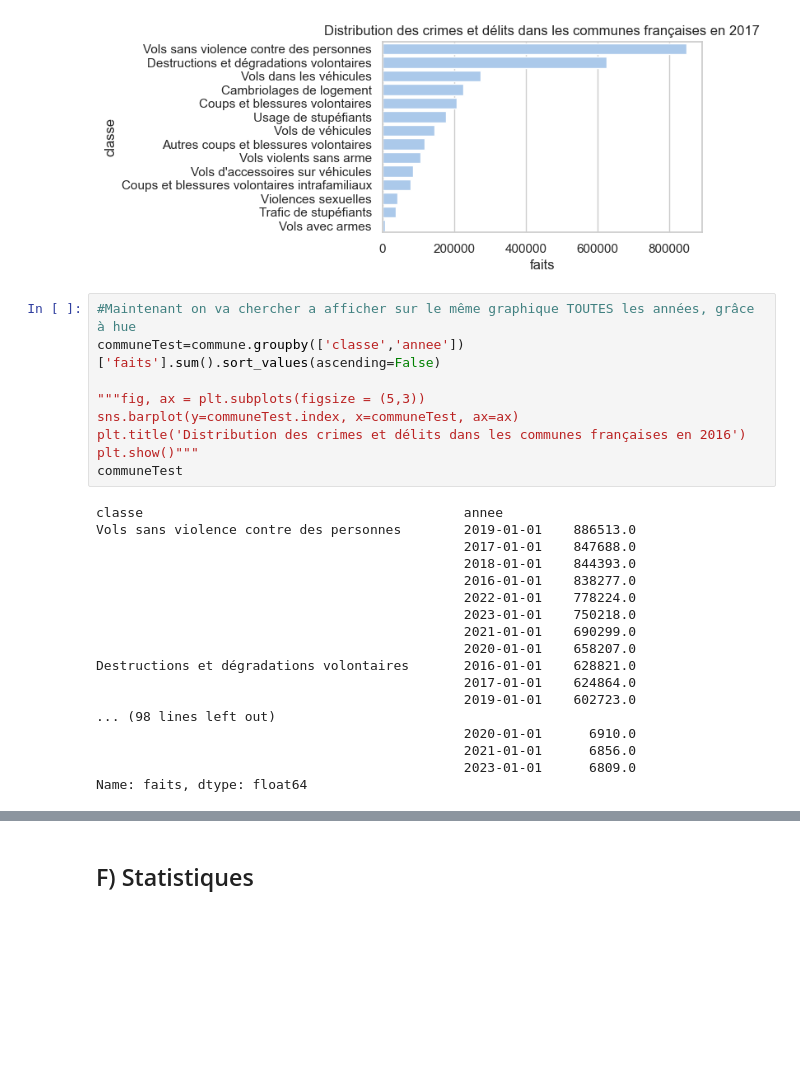
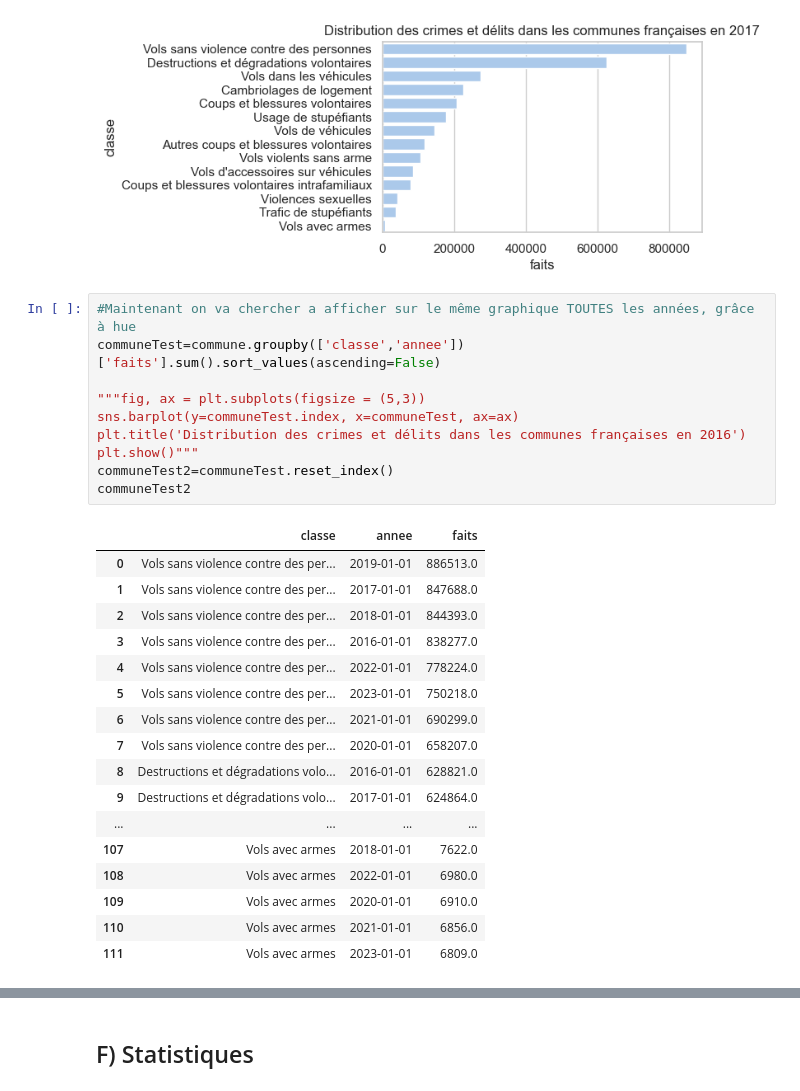
Before and after one commit to G-RELIQUET/Etude_Statistique_Delinquance, a Jupyter notebook: Etude.ipynb, the cells around one changed output, grey strips where cells are left out. Cells and saved outputs as stored; diff of their text form; blank space fills up the shorter version.

```diff
--- a/Etude.ipynb
+++ b/Etude.ipynb
@@ -410,27 +410,28 @@ plt.show();
 # %%
 #Maintenant on va chercher a afficher sur le même graphique TOUTES les années, grâce à hue
 communeTest=commune.groupby(['classe','annee'])['faits'].sum().sort_values(ascending=False)
 
 """fig, ax = plt.subplots(figsize = (5,3))
 sns.barplot(y=communeTest.index, x=communeTest, ax=ax)
 plt.title('Distribution des crimes et délits dans les communes françaises en 2016')
 plt.show()"""
-communeTest
+communeTest2=communeTest.reset_index()
+communeTest2
 # %% [output]
-classe                                         annee
-Vols sans violence contre des personnes        2019-01-01    886513.0
-                                               2017-01-01    847688.0
-                                               2018-01-01    844393.0
-                                               2016-01-01    838277.0
-                                               2022-01-01    778224.0
-                                               2023-01-01    750218.0
-                                               2021-01-01    690299.0
-                                               2020-01-01    658207.0
-Destructions et dégradations volontaires       2016-01-01    628821.0
-                                               2017-01-01    624864.0
-                                               2019-01-01    602723.0
-... (98 lines left out)
-                                               2020-01-01      6910.0
-                                               2021-01-01      6856.0
-                                               2023-01-01      6809.0
-Name: faits, dtype: float64
+|  | classe | annee | faits |
+| 0 | Vols sans violence contre des per... | 2019-01-01 | 886513.0 |
+| 1 | Vols sans violence contre des per... | 2017-01-01 | 847688.0 |
+| 2 | Vols sans violence contre des per... | 2018-01-01 | 844393.0 |
+| 3 | Vols sans violence contre des per... | 2016-01-01 | 838277.0 |
+| 4 | Vols sans violence contre des per... | 2022-01-01 | 778224.0 |
+| 5 | Vols sans violence contre des per... | 2023-01-01 | 750218.0 |
+| 6 | Vols sans violence contre des per... | 2021-01-01 | 690299.0 |
+| 7 | Vols sans violence contre des per... | 2020-01-01 | 658207.0 |
+| 8 | Destructions et dégradations volo... | 2016-01-01 | 628821.0 |
+| 9 | Destructions et dégradations volo... | 2017-01-01 | 624864.0 |
+| ... | ... | ... | ... |
+| 107 | Vols avec armes | 2018-01-01 | 7622.0 |
+| 108 | Vols avec armes | 2022-01-01 | 6980.0 |
+| 109 | Vols avec armes | 2020-01-01 | 6910.0 |
+| 110 | Vols avec armes | 2021-01-01 | 6856.0 |
+| 111 | Vols avec armes | 2023-01-01 | 6809.0 |
```
Also changed, not shown: parts of 1 cell of this notebook.
